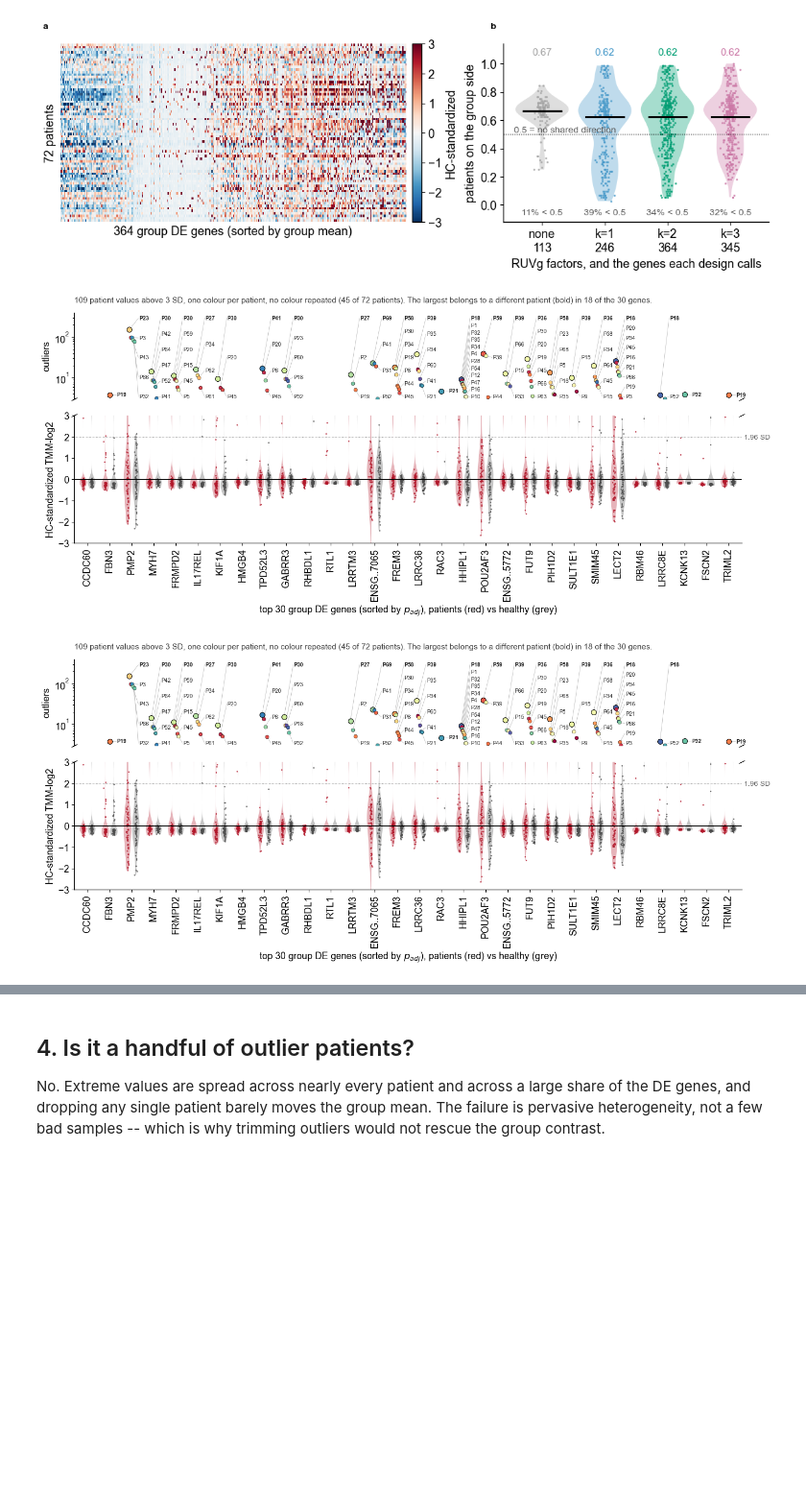
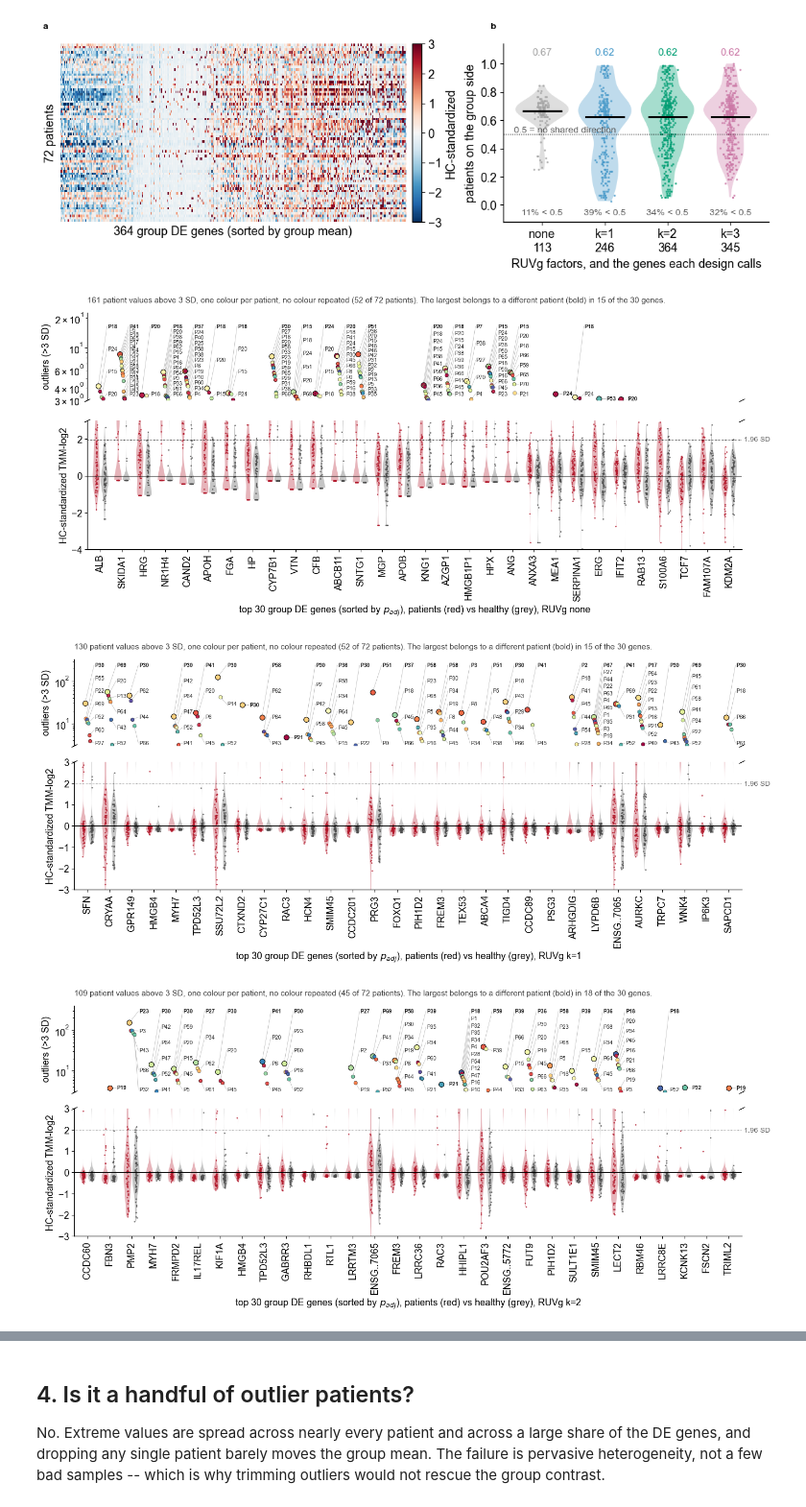
Before and after one commit to jmj3078/cfRNA_NormativeModeling, a Jupyter notebook: EDA/10_group_contrast_limits.ipynb, the cells around one changed output, grey strips where cells are left out. Shown at 96% size. Drawn from its saved outputs; the diff is of its cells as text; code cells hidden in the pictures; blank space fills up the shorter version.

Commit message:
visualization +

```diff
--- a/EDA/10_group_contrast_limits.ipynb
+++ b/EDA/10_group_contrast_limits.ipynb
@@ -72,8 +69,12 @@ direction_tbl.round(3)
 | 2 | ruvg_k2 | 0.625 | 0.338 | 0.467 |
 | 3 | ruvg_k3 | 0.625 | 0.325 | 0.432 |
 [figure]
-# %%
-plot_top_degs(D, save_path=FIG / 'fig_group_top_degs_violin.png', n_show=30)
-# %% [output]
-[figure, removed]
-[figure, removed]
+# %%
+from analysis.plot_group_contrast import DESIGNS
+
+for d in DESIGNS:
+    plot_top_degs(D, save_path=FIG / f'fig_group_top_degs_violin__{d}.png', n_show=30, design=d)
+# %% [output]
+[figure, added]
+[figure, added]
+[figure, added]
```
Also changed, not shown: parts of 2 cells of this notebook, 26 other files.
